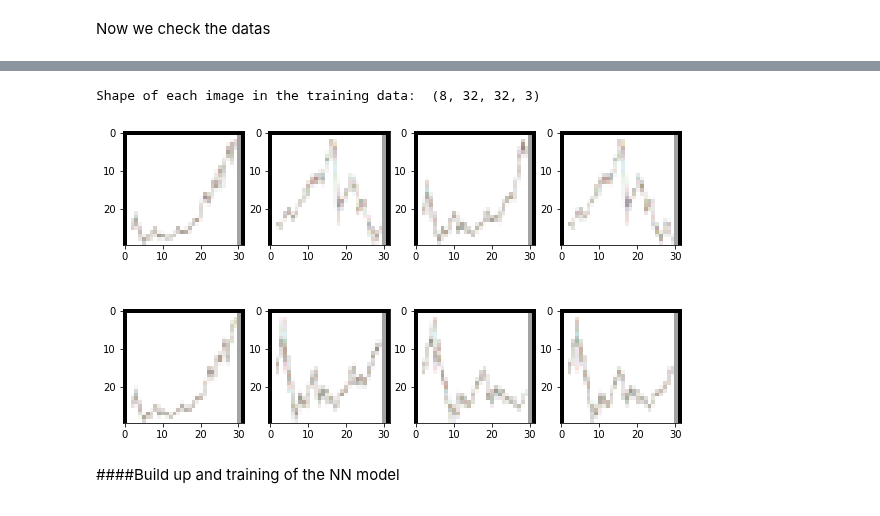
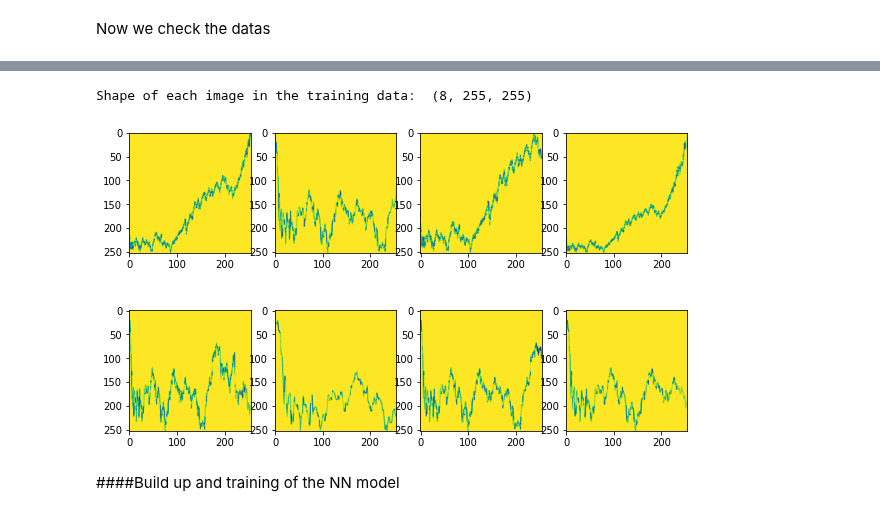
Before and after one commit to imiled/DL_Tools_For_Finance, a Jupyter notebook: Transfert_Learning_Reload_Cleaned_SP500.ipynb, the cells around one changed output, grey strips where cells are left out. Saved outputs shown, nothing was run; the diff lists cells and outputs as text; code cells hidden in the pictures.

```diff
--- a/Transfert_Learning_Reload_Cleaned_SP500.ipynb
+++ b/Transfert_Learning_Reload_Cleaned_SP500.ipynb
@@ -978,0 +859,3 @@ y_train=np.array(Y_train_StateClass_image)
+# %%
+%cd /content/drive/My Drive/A_transfertTFM
+x_train, y_train, x_test, y_test =read_dataset_by_path(path='/content/drive/My Drive/A_transfertTFM/datas/dataset_by_number')
@@ -991,18 +873,31 @@ min value of datas -1.0 , max value of datas 4.0
+# %%
+#Here we focus on predicting the future state Y_train_StateClass_image
+def line_to_image255(x_train):
+  nb_train=x_train.shape[0]
+  x_train_image=np.zeros((nb_train,255,255))
+  for i in range(nb_train):
+    tmp=x_train[i,]
+    tmp=tmp.reshape(255,255)
+    x_train_image[i]=tmp
+  return x_train_image
+
+x_train_image=line_to_image255(x_train)
+x_test_image=line_to_image255(x_test)
 # %%
 import matplotlib.pyplot as plt
 
 fig2 = plt.figure(figsize=(10, 6))
-x_datas=x_train[np.random.randint(low=10,high=1000,size=8)]
+x_datas=x_train_image[np.random.randint(low=10,high=1000,size=8)]
 for i in range(0,8,1):
     img = x_datas[i][:-1][:-1]
     fig2.add_subplot(2, 4, i+1)
     plt.imshow(img)
 
 
 print('Shape of each image in the training data: ', x_datas.shape[:])
 # %% [output]
-Shape of each image in the training data:  (8, 32, 32, 3)
+Shape of each image in the training data:  (8, 255, 255)
-[figure, old version]
+[figure, new version]
 # %% [markdown]
 ####Build up and training of the NN model
 # %% [markdown]
```
Also changed, not shown: parts of 16 cells of this notebook.
